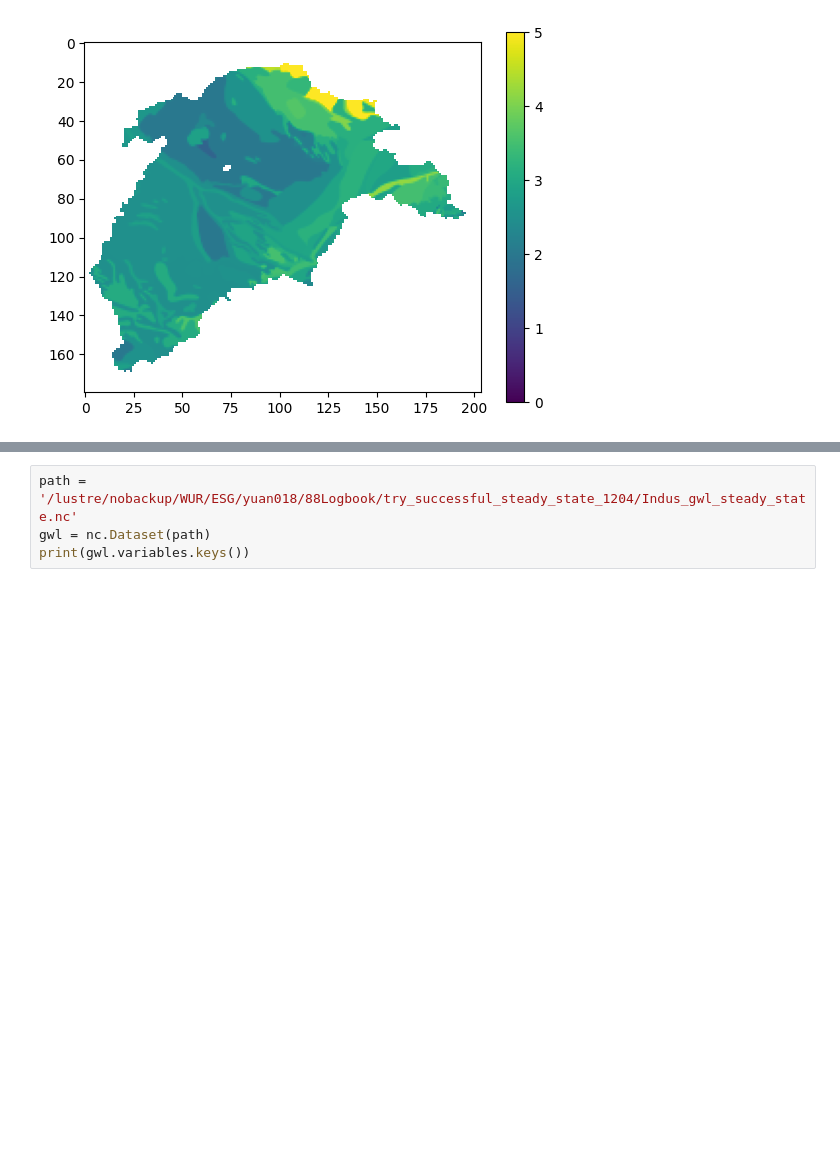
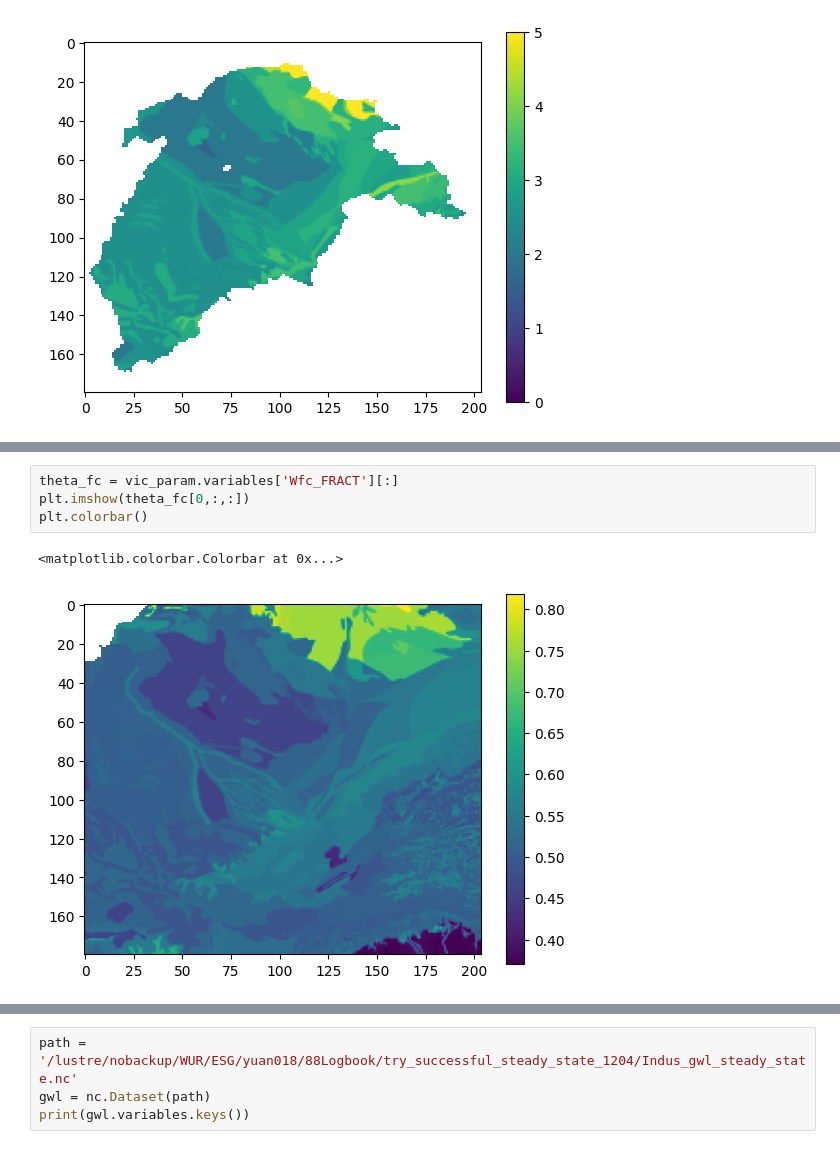
Before and after one commit to StellaLiu-gogogo/VIC-WUR-GWM, a Jupyter notebook: vic_online/python/capillary_rise_analysis.ipynb, the cells around one changed output, grey strips where cells are left out. Drawn from its saved outputs; the diff is of its cells as text; blank space fills up the shorter version.

```diff
--- a/vic_online/python/capillary_rise_analysis.ipynb
+++ b/vic_online/python/capillary_rise_analysis.ipynb
@@ -175,0 +173,7 @@ plt.colorbar()
+# %%
+theta_fc = vic_param.variables['Wfc_FRACT'][:]
+plt.imshow(theta_fc[0,:,:])
+plt.colorbar()
+# %% [output]
+<matplotlib.colorbar.Colorbar at 0x...>
+[figure, added]
```
Also changed, not shown: parts of 21 cells of this notebook, 13 other files.
